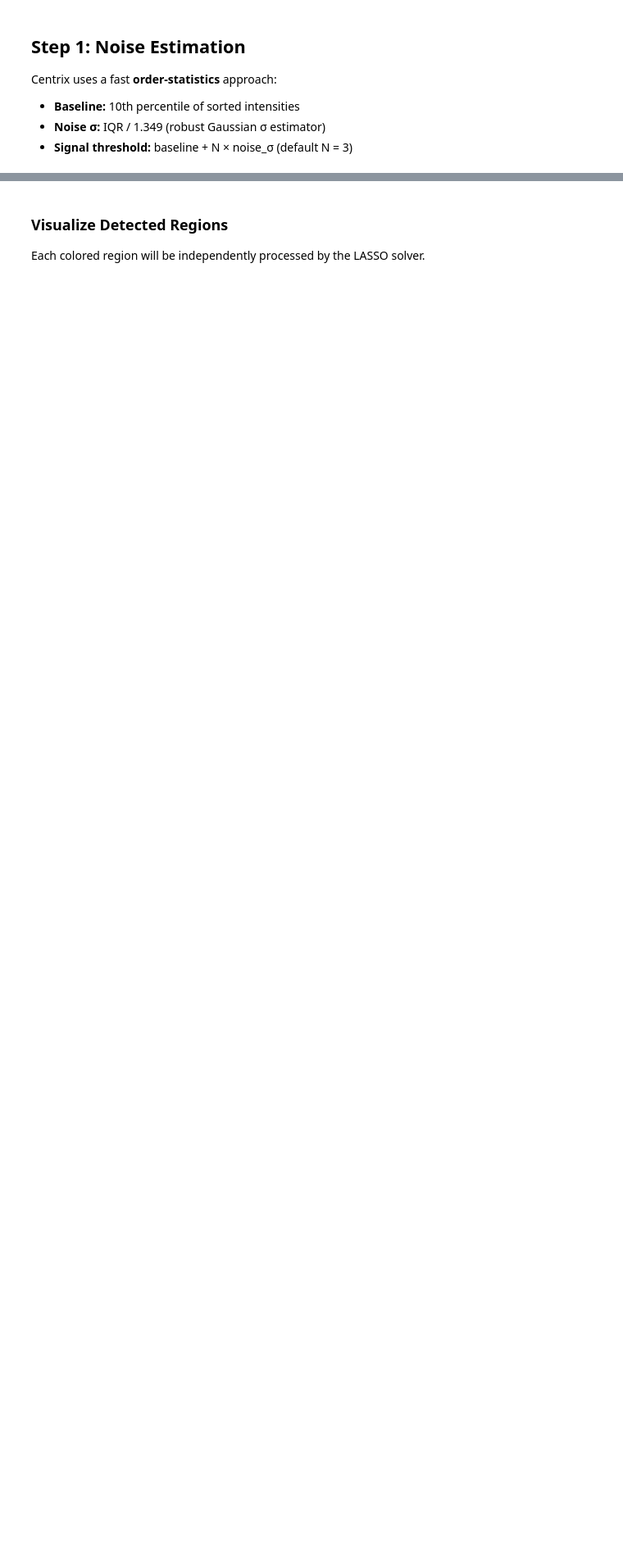
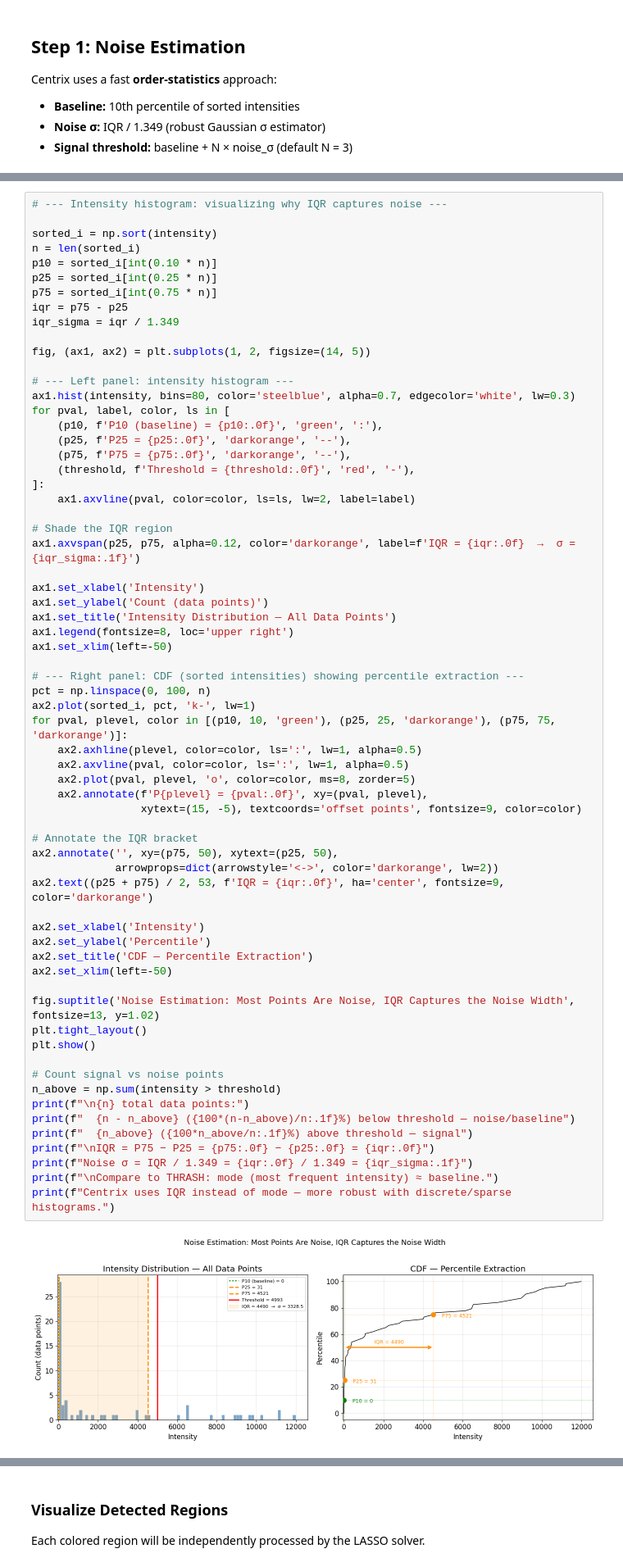
Before and after one commit to maccoss/centrix, a Jupyter notebook: scripts/centrix_lasso_walkthrough.ipynb, the cells around one changed output, grey strips where cells are left out. Shown at 82% size. Cells and saved outputs as stored; diff of their text form; blank space fills up the shorter version.

```diff
--- a/scripts/centrix_lasso_walkthrough.ipynb
+++ b/scripts/centrix_lasso_walkthrough.ipynb
@@ -138,0 +161,67 @@ Threshold:   9985.5  (baseline + 3.0×σ)
+# %%
+# --- Intensity histogram: visualizing why IQR captures noise ---
+
+sorted_i = np.sort(intensity)
+n = len(sorted_i)
+p10 = sorted_i[int(0.10 * n)]
+p25 = sorted_i[int(0.25 * n)]
+p75 = sorted_i[int(0.75 * n)]
+iqr = p75 - p25
+iqr_sigma = iqr / 1.349
+
+fig, (ax1, ax2) = plt.subplots(1, 2, figsize=(14, 5))
+
+# --- Left panel: intensity histogram ---
+ax1.hist(intensity, bins=80, color='steelblue', alpha=0.7, edgecolor='white', lw=0.3)
+for pval, label, color, ls in [
+    (p10, f'P10 (baseline) = {p10:.0f}', 'green', ':'),
+    (p25, f'P25 = {p25:.0f}', 'darkorange', '--'),
+    (p75, f'P75 = {p75:.0f}', 'darkorange', '--'),
+    (threshold, f'Threshold = {threshold:.0f}', 'red', '-'),
+]:
+    ax1.axvline(pval, color=color, ls=ls, lw=2, label=label)
+
+# Shade the IQR region
+ax1.axvspan(p25, p75, alpha=0.12, color='darkorange', label=f'IQR = {iqr:.0f}  →  σ = {iqr_sigma:.1f}')
+
+ax1.set_xlabel('Intensity')
+ax1.set_ylabel('Count (data points)')
+ax1.set_title('Intensity Distribution — All Data Points')
+ax1.legend(fontsize=8, loc='upper right')
+ax1.set_xlim(left=-50)
+
+# --- Right panel: CDF (sorted intensities) showing percentile extraction ---
+pct = np.linspace(0, 100, n)
+ax2.plot(sorted_i, pct, 'k-', lw=1)
+for pval, plevel, color in [(p10, 10, 'green'), (p25, 25, 'darkorange'), (p75, 75, 'darkorange')]:
+    ax2.axhline(plevel, color=color, ls=':', lw=1, alpha=0.5)
+    ax2.axvline(pval, color=color, ls=':', lw=1, alpha=0.5)
+    ax2.plot(pval, plevel, 'o', color=color, ms=8, zorder=5)
+    ax2.annotate(f'P{plevel} = {pval:.0f}', xy=(pval, plevel),
+                 xytext=(15, -5), textcoords='offset points', fontsize=9, color=color)
+
+# Annotate the IQR bracket
+ax2.annotate('', xy=(p75, 50), xytext=(p25, 50),
+             arrowprops=dict(arrowstyle='<->', color='darkorange', lw=2))
+ax2.text((p25 + p75) / 2, 53, f'IQR = {iqr:.0f}', ha='center', fontsize=9, color='darkorange')
+
+ax2.set_xlabel('Intensity')
+ax2.set_ylabel('Percentile')
+ax2.set_title('CDF — Percentile Extraction')
+ax2.set_xlim(left=-50)
+
+fig.suptitle('Noise Estimation: Most Points Are Noise, IQR Captures the Noise Width', fontsize=13, y=1.02)
+plt.tight_layout()
+plt.show()
+
+# Count signal vs noise points
+n_above = np.sum(intensity > threshold)
+print(f"\n{n} total data points:")
+print(f"  {n - n_above} ({100*(n-n_above)/n:.1f}%) below threshold — noise/baseline")
+print(f"  {n_above} ({100*n_above/n:.1f}%) above threshold — signal")
+print(f"\nIQR = P75 − P25 = {p75:.0f} − {p25:.0f} = {iqr:.0f}")
+print(f"Noise σ = IQR / 1.349 = {iqr:.0f} / 1.349 = {iqr_sigma:.1f}")
+print(f"\nCompare to THRASH: mode (most frequent intensity) ≈ baseline.")
+print(f"Centrix uses IQR instead of mode — more robust with discrete/sparse histograms.")
+# %% [output]
+[figure, added]
```
Also changed, not shown: parts of 17 cells of this notebook, 2 other files.
